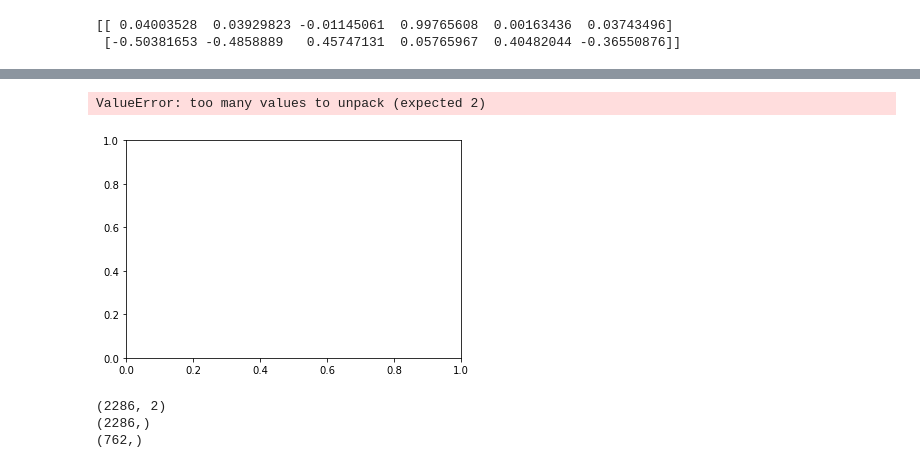
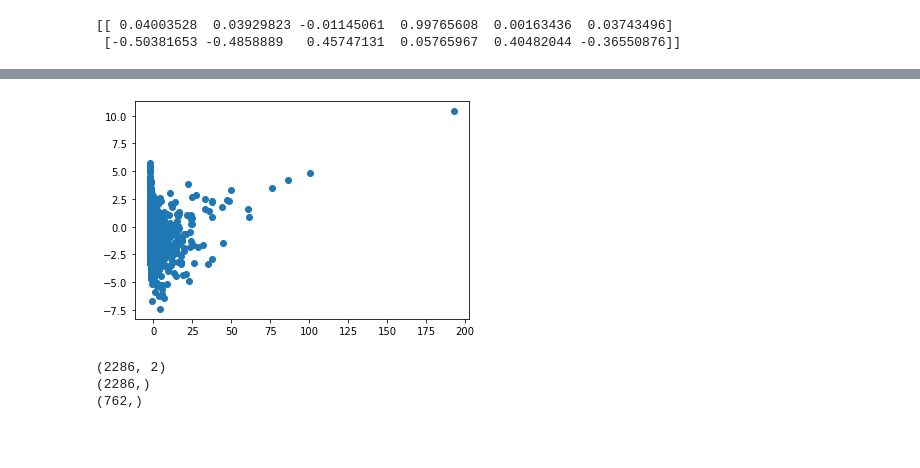
Before and after one commit to stephenanayashilliard/Covid_and_Politics, a Jupyter notebook: ml_seg2/rfr_model_pca.ipynb, the cells around one changed output, grey strips where cells are left out. Saved outputs shown, nothing was run; the diff lists cells and outputs as text; code cells hidden in the pictures; blank space fills up the shorter version.

```diff
--- a/ml_seg2/rfr_model_pca.ipynb
+++ b/ml_seg2/rfr_model_pca.ipynb
@@ -152,19 +150,9 @@ array([ 0.36337991, -0.62157069,  0.07267117, ...,  2.95371076,
-# %%
-def draw_vector(v0, v1, ax=None):
-    ax = ax or plt.gca()
-    arrowprops=dict(arrowstyle='->',
-                    linewidth=2,
-                    shrinkA=0, shrinkB=0)
-    ax.annotate('', v1, v0, arrowprops=arrowprops)
-
-plt.scatter(X_train[:, 0], X_train[:, 1], alpha=0.2)
-for length, vector in zip(pca.explained_variance_, pca.components_):
-    v = vector * 3 * np.sqrt(length)
-    draw_vector(pca.mean_, pca.mean_ + v)
-plt.axis('equal');
-# %% [output]
-ValueError: too many values to unpack (expected 2)
-[figure, removed]
+# %%
+# plot pca
+plt.scatter(econ_pca_pred['principal component 1'], econ_pca_pred['principal component 2'])
+plt.show()
+# %% [output]
+[figure, added]
 # %%
 print(X_train.shape)
 print(y_train.shape)
```
Also changed, not shown: parts of 26 cells of this notebook, 2 other files.
